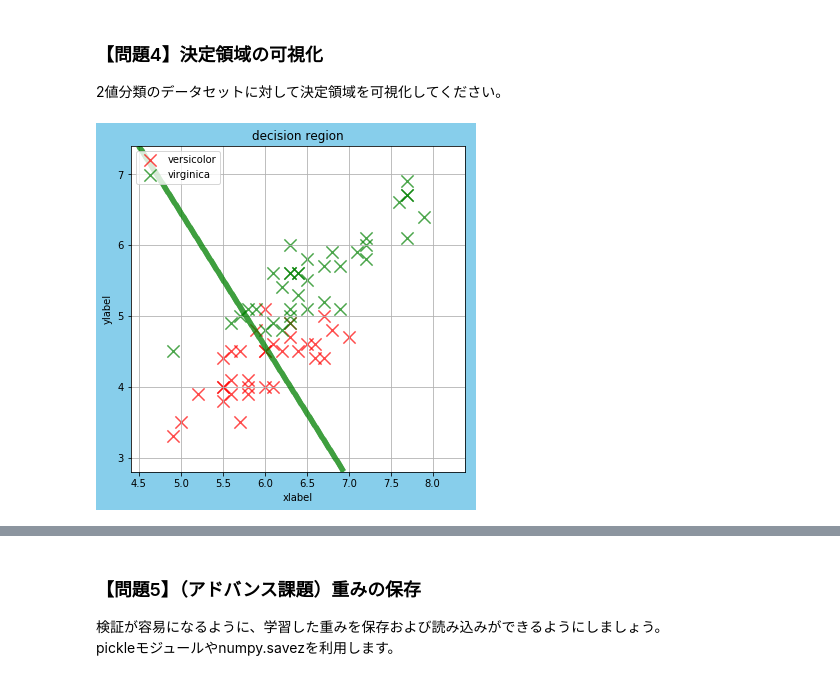
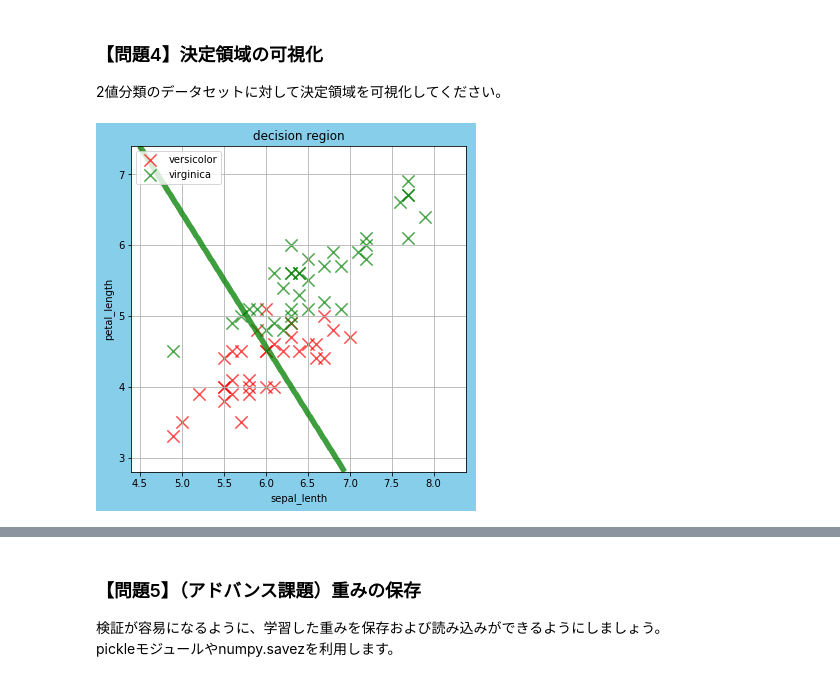
Before and after one commit to Yohei-Kawakami/diveintocode-ml, a Jupyter notebook: splint4/sprint4-ml-scratch-logistic-regression.ipynb, the cells around one changed output, grey strips where cells are left out. Saved outputs shown, nothing was run; the diff lists cells and outputs as text; code cells hidden in the pictures.

```diff
--- a/splint4/sprint4-ml-scratch-logistic-regression.ipynb
+++ b/splint4/sprint4-ml-scratch-logistic-regression.ipynb
@@ -725,6 +707,6 @@ def decision_region(X_train, y_train, model, step=0.01, title='decision region',
     plt.legend()
     plt.show()
 # %%
-decision_region(X_train, y_train, slr)
+decision_region(X_train, y_train, slr, xlabel='sepal_lenth', ylabel="petal_length")
 # %% [output]
-[figure, old version]
+[figure, new version]
```
Also changed, not shown: parts of 6 cells of this notebook.
